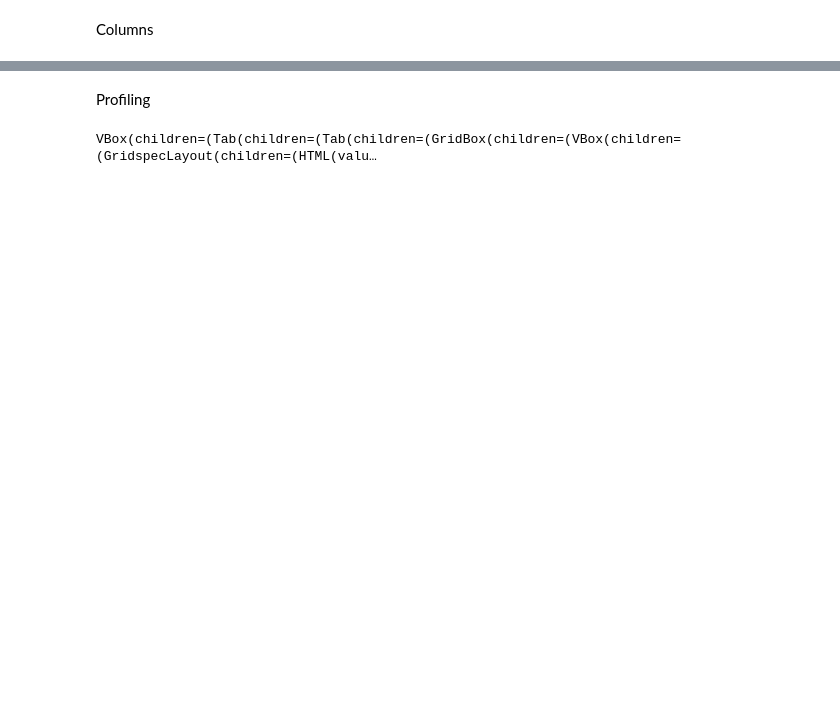
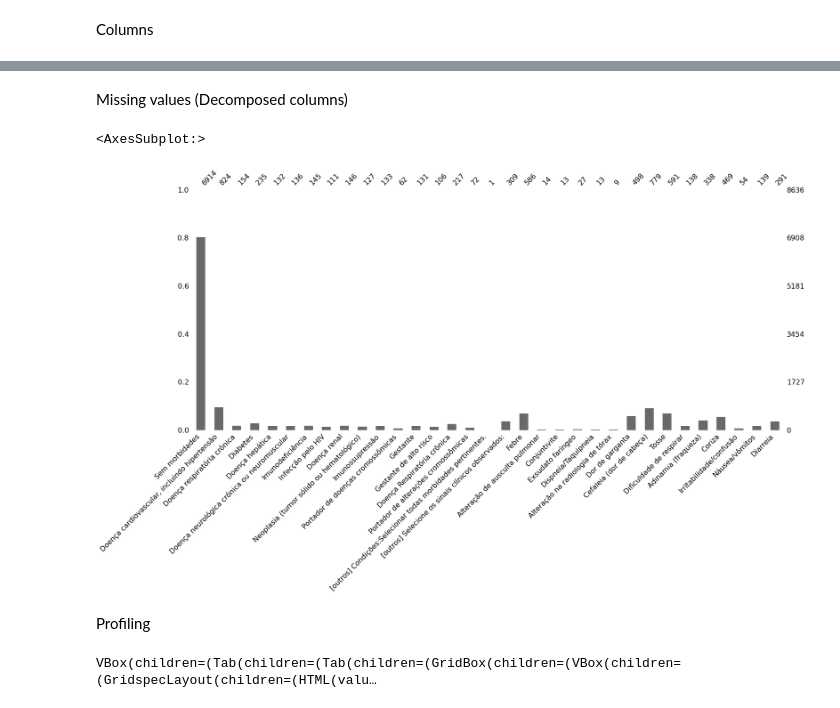
Before and after one commit to patricksferraz/pcr-analysis, a Jupyter notebook: data_engineering.ipynb, the cells around one changed output, grey strips where cells are left out. Saved outputs shown, nothing was run; the diff lists cells and outputs as text; code cells hidden in the pictures; blank space fills up the shorter version.

```diff
--- a/data_engineering.ipynb
+++ b/data_engineering.ipynb
@@ -173,3 +396,10 @@ msno.bar(df)
+# %% [markdown]
+Missing values (Decomposed columns)
+# %%
+msno.bar(df[df.columns[41:]])
+# %% [output]
+<AxesSubplot:>
+[figure, added]
 # %% [markdown]
 Profiling
 # %%
```
Also changed, not shown: parts of 39 cells of this notebook.
